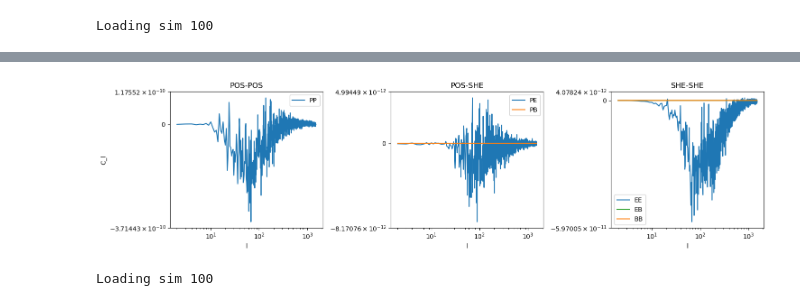
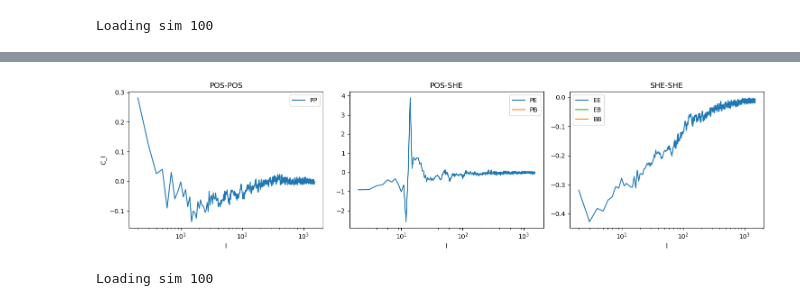
Before and after one commit to JaimeRZP/GLASS_cov_challenge, a Jupyter notebook: unmixing_comparison.ipynb, the cells around one changed output, grey strips where cells are left out. Cells and saved outputs as stored; diff of their text form; code cells hidden in the pictures.

```diff
--- a/unmixing_comparison.ipynb
+++ b/unmixing_comparison.ipynb
@@ -187,41 +218,38 @@ fsky=np.sum(mask)/len(mask)
 # %%
 # Create a figure with 1 row and 3 columns of subplots
 fig, axs = plt.subplots(1, 3, figsize=(15, 4))  # 1 row, 3 columns
 
 # POS POS
-axs[0].plot(l[2:], (l[2:]*cls_m[("POS", "POS", 1, 1)].array[2:]-fsky*l[2:]*_theory_cls[("POS", "POS", 1, 1)].array[2:])/fsky*l[2:]*_theory_cls[("POS", "POS", 1, 1)].array[2:], color='C0', label='PP')
+axs[0].plot(l[2:], (l[2:]*cls_m[("POS", "POS", 1, 1)].array[2:]-fsky*l[2:]*_theory_cls[("POS", "POS", 1, 1)].array[2:])/(fsky*l[2:]*_theory_cls[("POS", "POS", 1, 1)].array[2:]), color='C0', label='PP')
 axs[0].legend()
 axs[0].set_title("POS-POS")
 axs[0].set_xscale('log')
-axs[0].set_yscale('symlog')
 axs[0].set_xlabel("l")
 axs[0].set_ylabel("C_l")
 
 # POS SHE
-axs[1].plot(l[2:], (l[2:]*cls_m[("POS", "SHE", 1, 1)].array[0][2:]-fsky*l[2:]*_theory_cls[("POS", "SHE", 1, 1)].array[0][2:])/fsky*l[2:]*_theory_cls[("POS", "SHE", 1, 1)].array[0][2:], color='C0', label='PE')
-axs[1].plot(l[2:], (l[2:]*cls_m[("POS", "SHE", 1, 1)].array[1][2:]-fsky*l[2:]*_theory_cls[("POS", "SHE", 1, 1)].array[1][2:])/fsky*l[2:]*_theory_cls[("POS", "SHE", 1, 1)].array[1][2:], color='C1', label='PB')
+axs[1].plot(l[2:], (l[2:]*cls_m[("POS", "SHE", 1, 1)].array[0][2:]-fsky*l[2:]*_theory_cls[("POS", "SHE", 1, 1)].array[0][2:])/(fsky*l[2:]*_theory_cls[("POS", "SHE", 1, 1)].array[0][2:]), color='C0', label='PE')
+axs[1].plot(l[2:], (l[2:]*cls_m[("POS", "SHE", 1, 1)].array[1][2:]-fsky*l[2:]*_theory_cls[("POS", "SHE", 1, 1)].array[1][2:])/(fsky*l[2:]*_theory_cls[("POS", "SHE", 1, 1)].array[1][2:]), color='C1', label='PB')
 axs[1].legend()
 axs[1].set_title("POS-SHE")
 axs[1].set_xscale('log')
-axs[1].set_yscale('symlog')
 axs[1].set_xlabel("l")
 
 # SHE SHE
-axs[2].plot(l[2:], (l[2:]*cls_m[("SHE", "SHE", 1, 1)].array[0, 0][2:]-fsky*l[2:]*_theory_cls[("SHE", "SHE", 1, 1)].array[0, 0][2:])/fsky*l[2:]*_theory_cls[("SHE", "SHE", 1, 1)].array[0, 0][2:], color='C0', label='EE')
-axs[2].plot(l[2:], (l[2:]*cls_m[("SHE", "SHE", 1, 1)].array[0, 1][2:]-fsky*l[2:]*_theory_cls[("SHE", "SHE", 1, 1)].array[0, 1][2:])/fsky*l[2:]*_theory_cls[("SHE", "SHE", 1, 1)].array[0, 1][2:], color='C2', label='EB')
-axs[2].plot(l[2:], (l[2:]*cls_m[("SHE", "SHE", 1, 1)].array[1, 1][2:]-fsky*l[2:]*_theory_cls[("SHE", "SHE", 1, 1)].array[1, 1][2:])/fsky*l[2:]*_theory_cls[("SHE", "SHE", 1, 1)].array[1, 1][2:], color='C1', label='BB')
+axs[2].plot(l[2:], (l[2:]*cls_m[("SHE", "SHE", 1, 1)].array[0, 0][2:]-fsky*l[2:]*_theory_cls[("SHE", "SHE", 1, 1)].array[0, 0][2:])/(fsky*l[2:]*_theory_cls[("SHE", "SHE", 1, 1)].array[0, 0][2:]), color='C0', label='EE')
+axs[2].plot(l[2:], (l[2:]*cls_m[("SHE", "SHE", 1, 1)].array[0, 1][2:]-fsky*l[2:]*_theory_cls[("SHE", "SHE", 1, 1)].array[0, 1][2:])/(fsky*l[2:]*_theory_cls[("SHE", "SHE", 1, 1)].array[0, 1][2:]), color='C2', label='EB')
+axs[2].plot(l[2:], (l[2:]*cls_m[("SHE", "SHE", 1, 1)].array[1, 1][2:]-fsky*l[2:]*_theory_cls[("SHE", "SHE", 1, 1)].array[1, 1][2:])/(fsky*l[2:]*_theory_cls[("SHE", "SHE", 1, 1)].array[1, 1][2:]), color='C1', label='BB')
 axs[2].legend()
 axs[2].set_title("SHE-SHE")
 axs[2].set_xscale('log')
-axs[2].set_yscale('symlog')
 #axs[2].set_yscale('symlog', linthresh=5e-10)
 axs[2].set_xlabel("l")
 
 # Adjust layout
 plt.tight_layout()
 plt.show()
 # %% [output]
-[figure, old version]
+[figure, new version]
 # %%
 path = f"./{mask_type}/"
 inv_cls = {}
```
Also changed, not shown: parts of 16 cells of this notebook, 1 other file.
